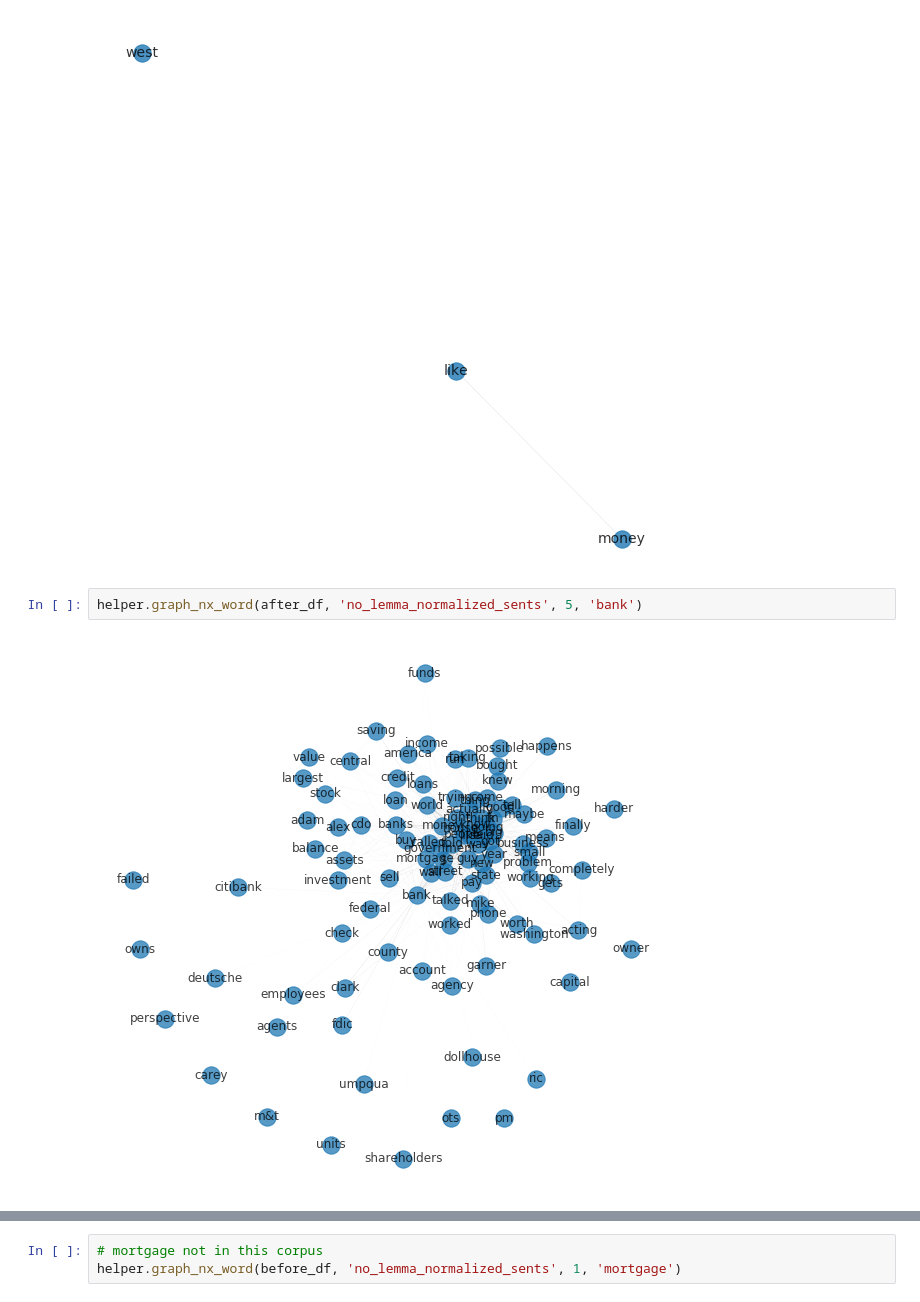
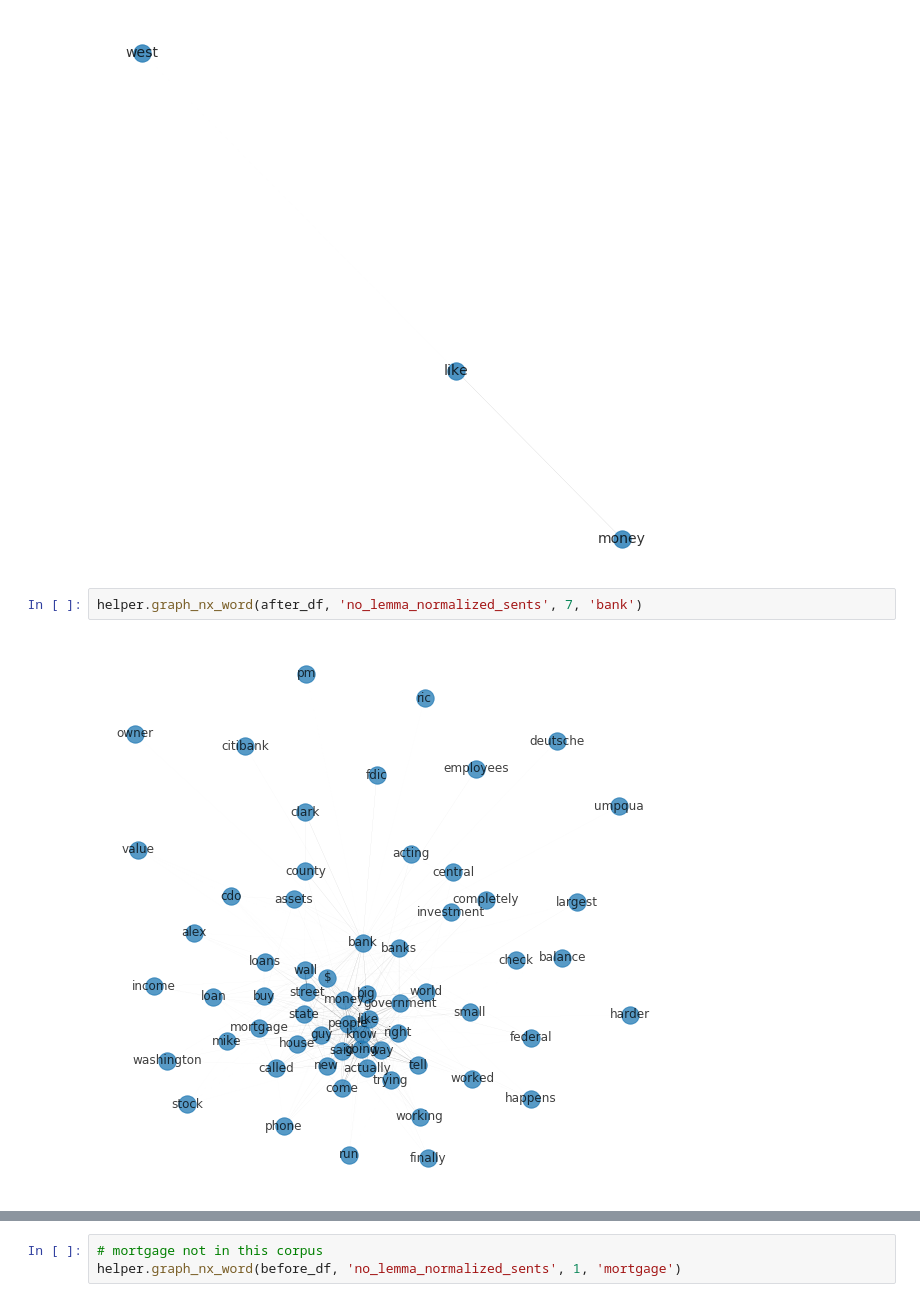
Before and after one commit to laurenjli/nlp-tal, a Jupyter notebook: financial_crisis_analysis.ipynb, the cells around one changed output, grey strips where cells are left out. Saved outputs shown, nothing was run; the diff lists cells and outputs as text.

```diff
--- a/financial_crisis_analysis.ipynb
+++ b/financial_crisis_analysis.ipynb
@@ -292,9 +372,9 @@ helper.graph_nx_word(before_df, 'no_lemma_normalized_sents', 5, 'bank')
 # %% [output]
 [figure]
 # %%
-helper.graph_nx_word(after_df, 'no_lemma_normalized_sents', 5, 'bank')
+helper.graph_nx_word(after_df, 'no_lemma_normalized_sents', 7, 'bank')
 # %% [output]
-[figure, old version]
+[figure, new version]
 # %%
 helper.graph_nx_word(before_df, 'no_lemma_normalized_sents', 10, 'money')
 # %% [output]
```
Also changed, not shown: parts of 35 cells of this notebook.
